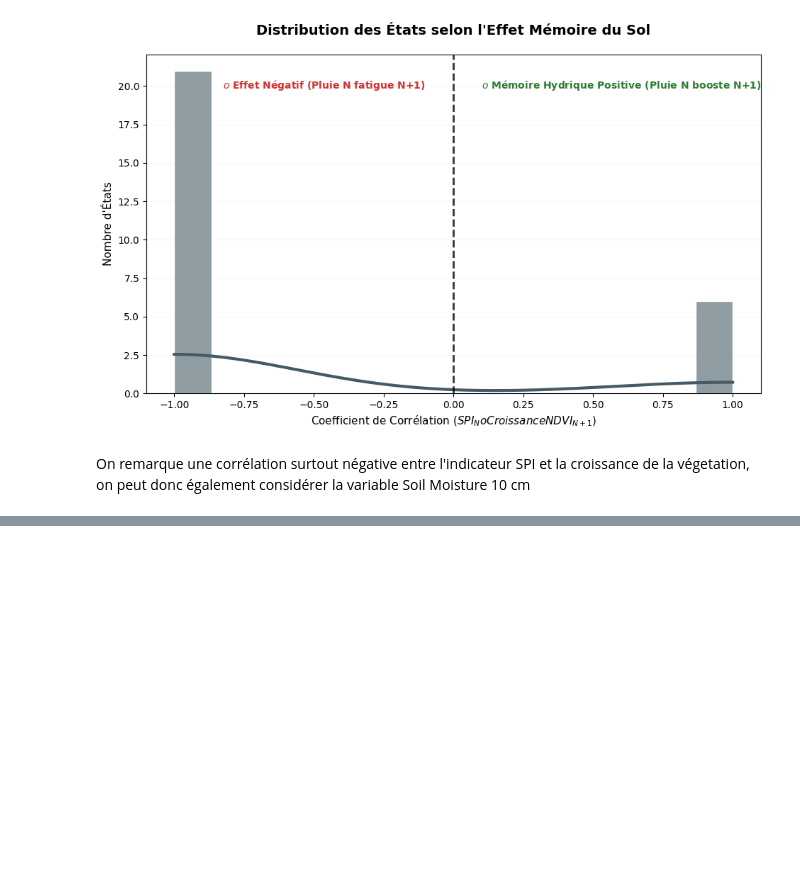
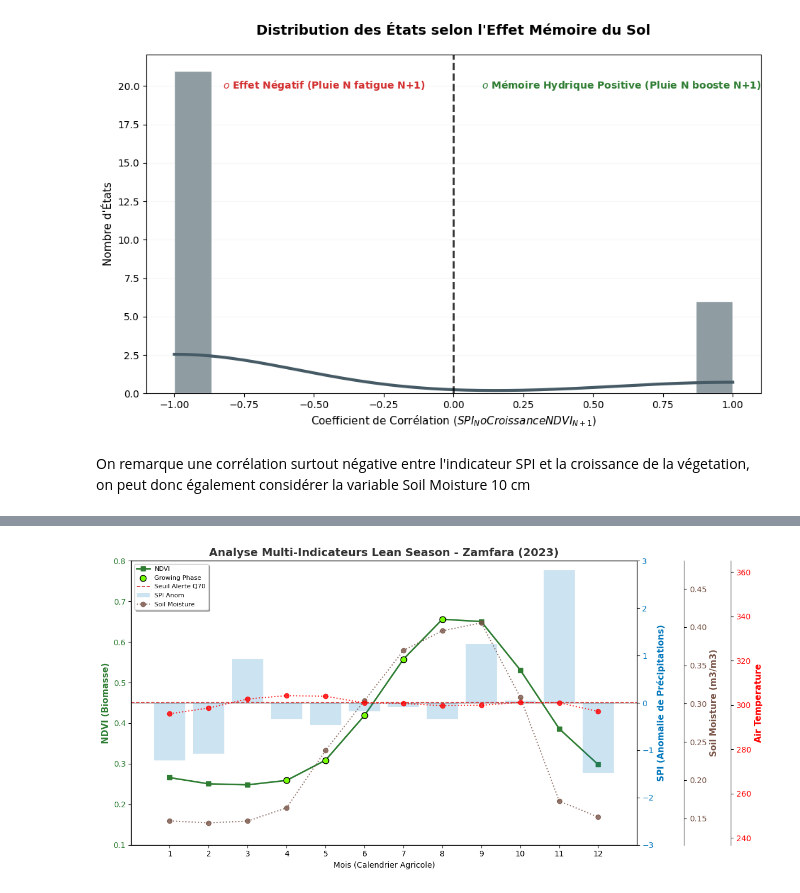
Before and after one commit to tnourlyn/Projet-de-Statapp---WFP-, a Jupyter notebook: Lean_season.ipynb, the cells around one changed output, grey strips where cells are left out. Cells and saved outputs as stored; diff of their text form; code cells hidden in the pictures; blank space fills up the shorter version.

```diff
--- a/Lean_season.ipynb
+++ b/Lean_season.ipynb
@@ -1261,0 +1274,95 @@ plt.show()
+# %%
+import matplotlib.pyplot as plt
+import seaborn as sns
+
+# 1. Filtrer les données pour Zamfara
+df_zamfara = summary_lean_season_yearly[summary_lean_season_yearly['NAME_1'] == 'Zamfara'].sort_values(['year', 'month'])
+
+# 2. Boucle pour générer les graphiques annuels
+for year in [2023, 2024, 2025]:
+
+    data_year = df_zamfara[df_zamfara['year'] == year]
+
+    if data_year.empty:
+        continue
+
+    fig, ax1 = plt.subplots(figsize=(12, 6))
+    plt.title(f'Analyse Multi-Indicateurs Lean Season - Zamfara ({year})', fontsize=14, fontweight='bold', color='#333333')
+
+    # --- Axe 1 : NDVI (Végétation) ---
+    color_ndvi = '#2E7D32'
+    ax1.set_xlabel('Mois (Calendrier Agricole)')
+    ax1.set_ylabel('NDVI (Biomasse)', color=color_ndvi, fontsize=11, fontweight='bold')
+
+    ax1.plot(data_year['month'], data_year['ndvi'], color=color_ndvi, marker='s', markersize=6, linewidth=2, label='NDVI', zorder=5)
+
+    # Phase de croissance
+    growing = data_year[data_year['ndvi_is_growing'] == True]
+    ax1.scatter(growing['month'], growing['ndvi'], color='#76FF03', edgecolors='black', s=60, zorder=6, label='Growing Phase')
+
+    ax1.set_ylim(0.1, 0.8)
+    ax1.tick_params(axis='y', labelcolor=color_ndvi)
+    ax1.set_xticks(range(1, 13))
+
+    # --- Axe 2 : SPI (Pluies) ---
+    ax2 = ax1.twinx()
+    color_spi = '#0277BD'
+    ax2.set_ylabel('SPI (Anomalie de Précipitations)', color=color_spi, fontsize=11, fontweight='bold')
+
+    ax2.bar(data_year['month'], data_year['spi_anom'], color=color_spi, alpha=0.2, label='SPI Anom', zorder=1)
+    ax2.axhline(0, color='black', linewidth=0.8, alpha=0.5)
+
+    if 'spi_q70_threshold' in data_year.columns:
+        ax2.axhline(data_year['spi_q70_threshold'].iloc[0], color='#D32F2F', linestyle='--', linewidth=1.2, label='Seuil Alerte Q70')
+
+    ax2.set_ylim(-3, 3)
+    ax2.tick_params(axis='y', labelcolor=color_spi)
+
+    # --- Axe 3 : Soil Moisture (Humidité du sol) ---
+    # On crée un troisième axe décalé vers la droite
+    ax3 = ax1.twinx()
+    ax3.spines['right'].set_position(('outward', 60)) # Décalage de l'axe
+    color_soil = '#795548' # Marron pour la terre
+    ax3.set_ylabel('Soil Moisture (m3/m3)', color=color_soil, fontsize=11, fontweight='bold')
+
+    ax3.plot(data_year['month'], data_year['SoilMoi00_10cm_tavg'], color=color_soil, linestyle=':', marker='o', alpha=0.8, label='Soil Moisture')
+    # Ajustez les limites selon vos données (généralement entre 0 et 0.4 pour ces zones)
+    ax3.set_ylim(data_year['SoilMoi00_10cm_tavg'].min()*0.8, data_year['SoilMoi00_10cm_tavg'].max()*1.2)
+    ax3.tick_params(axis='y', labelcolor=color_soil)
+
+      # --- Axe 4 : Air Temperature ---
+    # On crée un troisième axe décalé vers la droite
+    ax4 = ax1.twinx()
+    ax4.spines['right'].set_position(('outward', 120)) # Décalage de l'axe
+    color_air = '#FF0000' # Marron pour la terre
+    ax4.set_ylabel('Air Temperature', color=color_air, fontsize=11, fontweight='bold')
+
+    ax4.plot(data_year['month'], data_year['Tair_f_tavg'], color=color_air, linestyle=':', marker='o', alpha=0.8, label='Air Temperature')
+    # Ajustez les limites selon vos données (généralement entre 0 et 0.4 pour ces zones)
+    ax4.set_ylim(data_year['Tair_f_tavg'].min()*0.8, data_year['Tair_f_tavg'].max()*1.2)
+    ax4.tick_params(axis='y', labelcolor=color_air)
+
+
+    # --- Zone de Lean Season (Soudure) ---
+    for i in range(len(data_year)):
+        if data_year['lean_season'].iloc[i]:
+            ax1.axvspan(data_year['month'].iloc[i]-0.4, data_year['month'].iloc[i]+0.4,
+                        color='#FF5252', alpha=0.15, label='Lean Season Risk' if i == 0 else "")
+
+    # Regrouper toutes les légendes
+    lines, labels = ax1.get_legend_handles_labels()
+    lines2, labels2 = ax2.get_legend_handles_labels()
+    lines3, labels3 = ax3.get_legend_handles_labels()
+
+    # Nettoyage des doublons dans la légende
+    full_labels = labels + labels2 + labels3
+    full_lines = lines + lines2 + lines3
+    unique_legend = dict(zip(full_labels, full_lines))
+
+    ax1.legend(unique_legend.values(), unique_legend.keys(), loc='upper left', fontsize=8, frameon=True, shadow=True)
+
+    plt.grid(axis='x', alpha=0.1)
+    plt.tight_layout()
+    plt.show()
+# %% [output]
+[figure, added]
```
Also changed, not shown: parts of 4 cells of this notebook.
